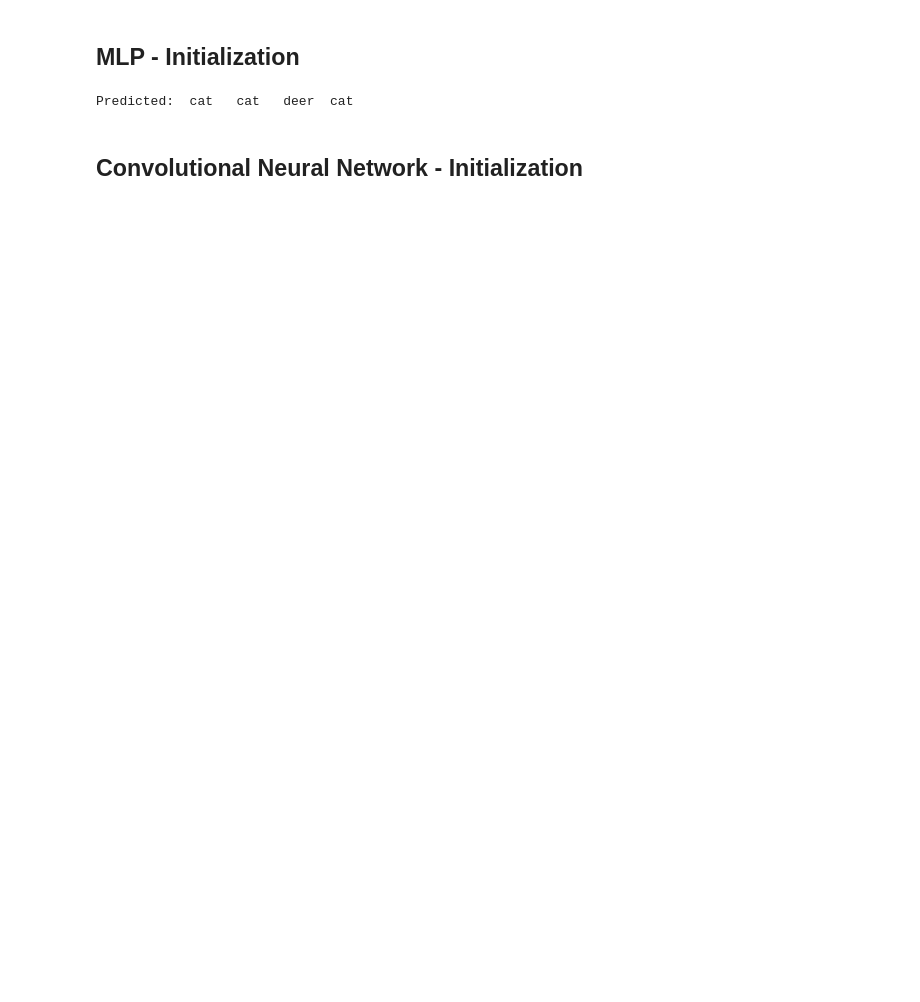
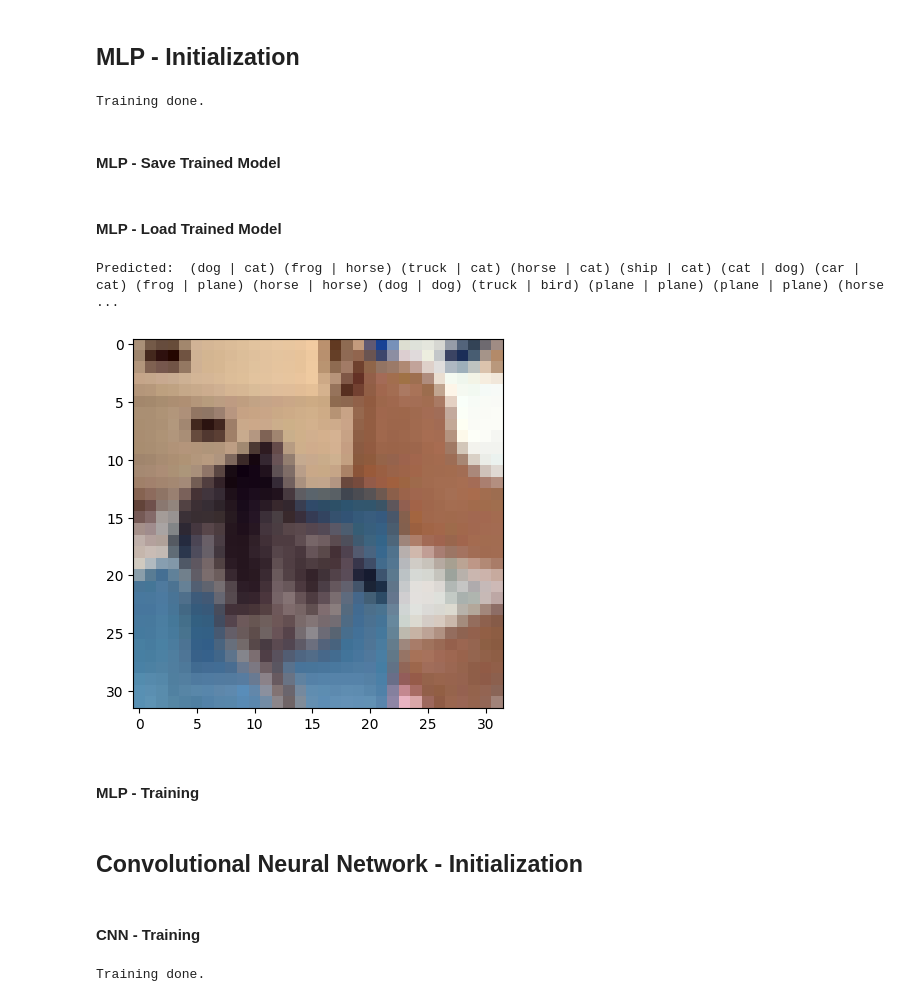
Before and after one commit to JohnnyLiang-OTU/CV_final_project, a Jupyter notebook: playground.ipynb, the cells around one changed output. Saved outputs shown, nothing was run; the diff lists cells and outputs as text; code cells hidden in the pictures; blank space fills up the shorter version.

Commit message:
training included for all models so far

```diff
--- a/playground.ipynb
+++ b/playground.ipynb
@@ -137,0 +149,24 @@ mlp_model = models.MLP()
+# %%
+for epoch in range(7):
+    running_loss = 0.0
+    for i, data in enumerate(train_loader, 0):
+        inputs, labels = data[0], data[1]
+
+        optimizer.zero_grad()
+
+        outputs = mlp_model(inputs)
+        loss = criterion(outputs, labels)
+        loss.backward()
+        optimizer.step()
+
+        running_loss += loss.item()
+        running_loss += loss.item()
+        if i % 2000 == 1999:    # print every 2000 mini-batches
+            print(f'[{epoch + 1}, {i + 1:5d}] loss: {running_loss / 2000:.3f}')
+            running_loss = 0.0
+
+print("Training done.")
+# %% [output]
+Training done.
+# %% [markdown]
+#### MLP - Save Trained Model
@@ -138,11 +175,24 @@ mlp_model = models.MLP()
+# %% [markdown]
+#### MLP - Load Trained Model
+# %%
+mlp_model = models.MLP()
+mlp_model.load_state_dict(torch.load(os.path.join(CHECKPOINT_PATH, "mlp_model.pth")))
 # %%
 results = mlp_model(images_pack)
 
 _, predictions = torch.max(results, 1)
-print('Predicted: ', ' '.join(f'{classes[predictions[j]]:5s}'
-                              for j in range(4)))
+print('Predicted: ', ' '.join(f'({classes[predictions[j]]} | {classes[labels_pack[j]]})'
+                              for j in range(20)))
+
+temp = images_pack[0].permute((1,2,0)).numpy()
+temp = (temp - temp.min()) / (temp.max() - temp.min())  # Normalize to [0,1]
+plt.imshow(temp)
+plt.show()
 # %% [output]
-Predicted:  cat   cat   deer  cat
+Predicted:  (dog | cat) (frog | horse) (truck | cat) (horse | cat) (ship | cat) (cat | dog) (car | cat) (frog | plane) (horse | horse) (dog | dog) (truck | bird) (plane | plane) (plane | plane) (horse ...
+[figure, added]
+# %% [markdown]
+#### MLP - Training
 # %% [markdown]
 ## Convolutional Neural Network - Initialization
 # %%
@@ -150,0 +203,23 @@ cnn_model = models.ConvolutionNetwork(3, 3, 3, images_pack[0].size()[1])
+# %% [markdown]
+#### CNN - Training
+# %%
+for epoch in range(9):
+    running_loss = 0.0
+    for i, data in enumerate(train_loader, 0):
+        inputs, labels = data[0], data[1]
+
+        optimizer.zero_grad()
+
+        outputs = cnn_model(inputs)
+        loss = criterion(outputs, labels)
+        loss.backward()
+        optimizer.step()
+
+        running_loss += loss.item()
+        if i % 2000 == 1999:    # print every 2000 mini-batches
+            print(f'[{epoch + 1}, {i + 1:5d}] loss: {running_loss / 2000:.3f}')
+            running_loss = 0.0
+
+print("Training done.")
+# %% [output]
+Training done.
```
Also changed, not shown: parts of 21 cells of this notebook, 4 other files.
